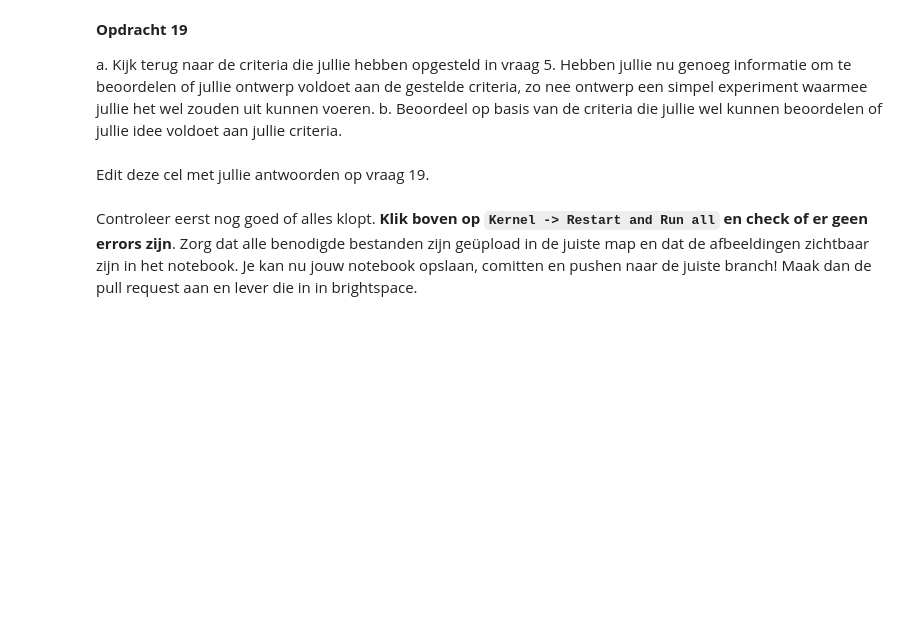
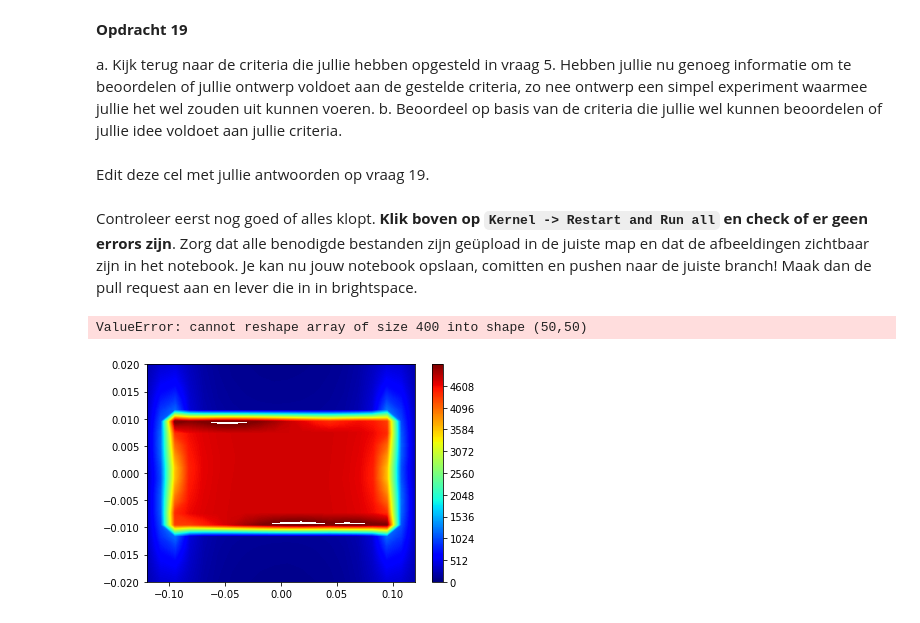
Before and after one commit to oprelo/opdrachten-DEF-D, a Jupyter notebook: DigitaleOntwerpopdrachten/2KrachtactuatorOpdracht/2KrachtactuatorOpdracht/KrachtactuatorOpdracht.ipynb, the cells around one changed output. Cells and saved outputs as stored; diff of their text form; code cells hidden in the pictures; blank space fills up the shorter version.

```diff
--- a/DigitaleOntwerpopdrachten/2KrachtactuatorOpdracht/2KrachtactuatorOpdracht/KrachtactuatorOpdracht.ipynb
+++ b/DigitaleOntwerpopdrachten/2KrachtactuatorOpdracht/2KrachtactuatorOpdracht/KrachtactuatorOpdracht.ipynb
@@ -553,3 +563,37 @@ b. Beoordeel op basis van de criteria die jullie wel kunnen beoordelen of jullie
 Edit deze cel met jullie antwoorden op vraag 19.
 # %% [markdown]
 Controleer eerst nog goed of alles klopt. **Klik boven op `Kernel -> Restart and Run all` en check of er geen errors zijn**. Zorg dat alle benodigde bestanden zijn geüpload in de juiste map en dat de afbeeldingen zichtbaar zijn in het notebook. Je kan nu jouw notebook opslaan, comitten en pushen naar de juiste branch! Maak dan de pull request aan en lever die in in brightspace.
+# %%
+l_draad = 10 # Lengte draad
+r_sol = 0.01 # Straal solenoide
+L_sol = 0.2 # Lengte solenoide
+N = 1000000 # Aantal wikkeling
+N_wikkeling = l_draad/(2*np.pi*r_sol)
+
+x,y,z =  parametrisatie(N,r_sol,N_wikkeling,L_sol)
+L = np.array([x,y,z])
+L = L.T
+
+z_ax=np.linspace(-0.6*L_sol, 0.6*L_sol, 20)
+y_array = np.linspace(-0.02,0.02,20)
+x_cords, y_cords, z_cords = np.meshgrid(0,y_array,z_ax)
+r_field = np.array([x_cords,y_cords,z_cords]).T
+r_field = r_field[:,0,:,:]
+r_field = np.reshape(r_field,(len(y_array)*len(z_ax),3))
+H_field, H_array = field_current(r_field, L, I)
+H_norm = np.sum(np.sqrt(H_field**2),axis=1)
+H_norm = np.reshape(H_norm,(20,20))
+clev = np.arange(0,H_field.max(),1)
+plt.contourf(z_cords[:,0,:].T, y_cords[:,0,:].T, H_norm, clev, cmap = plt.cm.jet)
+plt.colorbar()
+plt.show()
+# %% [output]
+ValueError: cannot reshape array of size 400 into shape (50,50)
+# %%
+H_norm = np.reshape(H_norm,(20,20))
+clev = np.arange(0,H_field.max(),1)
+plt.contourf(z_cords[:,0,:].T, y_cords[:,0,:].T, H_norm, clev, cmap = plt.cm.jet)
+plt.colorbar()
+plt.show()
+# %% [output]
+[figure, added]
```
Also changed, not shown: parts of 3 cells of this notebook.
